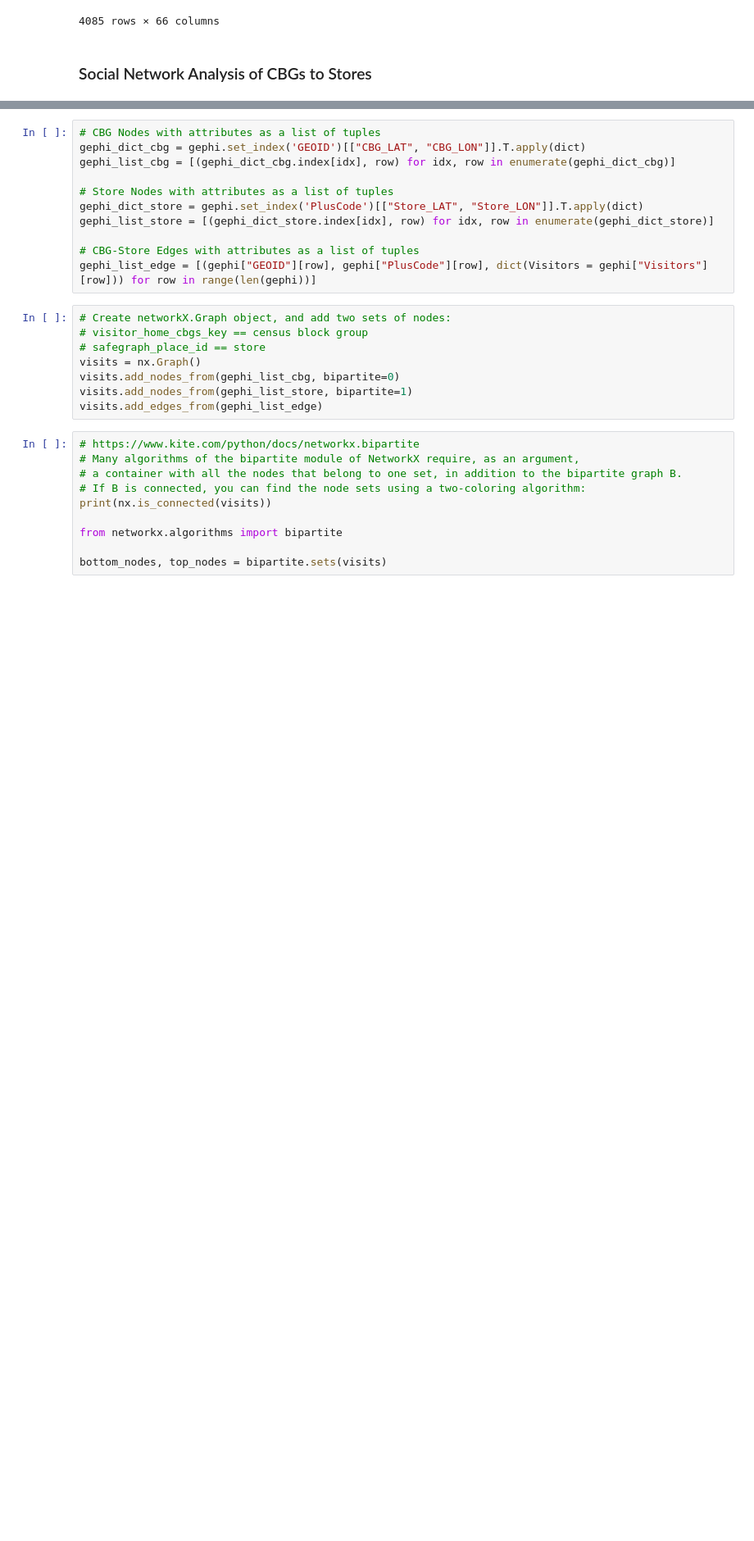
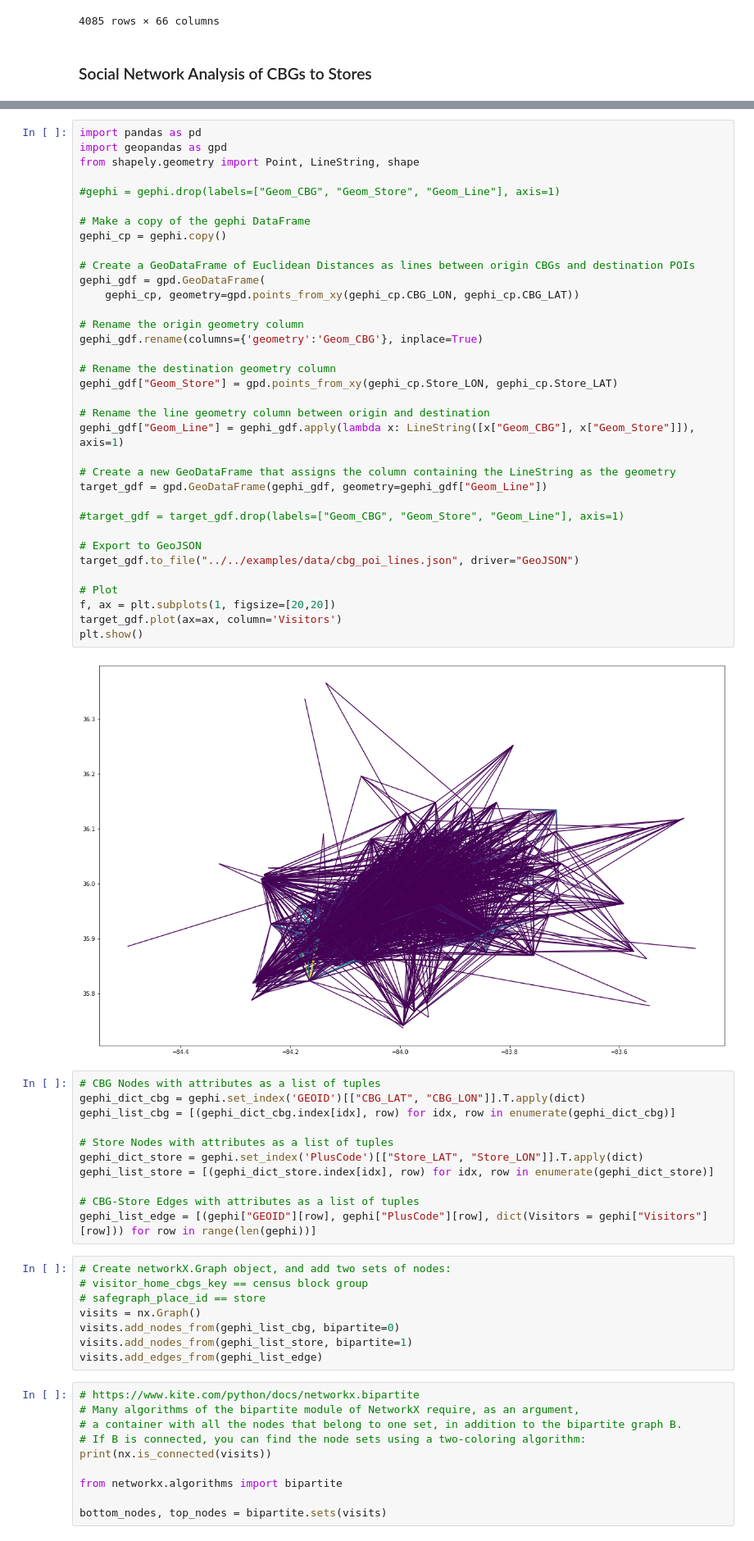
Before and after one commit to jimmy-feng/hagerstrand, a Jupyter notebook: docs/notebooks/AccessNetwork.ipynb, the cells around one changed output, grey strips where cells are left out. Shown at 82% size. Cells and saved outputs as stored; diff of their text form; blank space fills up the shorter version.

```diff
--- a/docs/notebooks/AccessNetwork.ipynb
+++ b/docs/notebooks/AccessNetwork.ipynb
@@ -147,6 +147,43 @@ gephi.head(5)
 | 2 | WXMM+6Q Knoxville, Tennessee | 4 | 10.576956 | Whole Foods Market | 35.933085 | -84.015477 | 470930001001 | 35.9649895 | -83.9203408 |
 | 3 | W2P6+V5 Knoxville, Tennessee | 4 | 11.598550 | ALDI | 35.937089 | -83.989496 | 470930001001 | 35.9649895 | -83.9203408 |
 | 4 | WXC2+HQ Knoxville, Tennessee | 11 | 12.942722 | Target Grocery | 35.921766 | -84.047911 | 470930001001 | 35.9649895 | -83.9203408 |
+# %%
+import pandas as pd
+import geopandas as gpd
+from shapely.geometry import Point, LineString, shape
+
+#gephi = gephi.drop(labels=["Geom_CBG", "Geom_Store", "Geom_Line"], axis=1)
+
+# Make a copy of the gephi DataFrame
+gephi_cp = gephi.copy()
+
+# Create a GeoDataFrame of Euclidean Distances as lines between origin CBGs and destination POIs
+gephi_gdf = gpd.GeoDataFrame(
+    gephi_cp, geometry=gpd.points_from_xy(gephi_cp.CBG_LON, gephi_cp.CBG_LAT))
+
+# Rename the origin geometry column
+gephi_gdf.rename(columns={'geometry':'Geom_CBG'}, inplace=True)
+
+# Rename the destination geometry column
+gephi_gdf["Geom_Store"] = gpd.points_from_xy(gephi_cp.Store_LON, gephi_cp.Store_LAT)
+
+# Rename the line geometry column between origin and destination
+gephi_gdf["Geom_Line"] = gephi_gdf.apply(lambda x: LineString([x["Geom_CBG"], x["Geom_Store"]]), axis=1)
+
+# Create a new GeoDataFrame that assigns the column containing the LineString as the geometry
+target_gdf = gpd.GeoDataFrame(gephi_gdf, geometry=gephi_gdf["Geom_Line"])
+
+#target_gdf = target_gdf.drop(labels=["Geom_CBG", "Geom_Store", "Geom_Line"], axis=1)
+
+# Export to GeoJSON
+target_gdf.to_file("../../examples/data/cbg_poi_lines.json", driver="GeoJSON")
+
+# Plot
+f, ax = plt.subplots(1, figsize=[20,20])
+target_gdf.plot(ax=ax, column='Visitors')
+plt.show()
+# %% [output]
+[figure, added]
 # %%
 # CBG Nodes with attributes as a list of tuples
 gephi_dict_cbg = gephi.set_index('GEOID')[["CBG_LAT", "CBG_LON"]].T.apply(dict)
```
Also changed, not shown: parts of 1 cell of this notebook, 5 other files.
